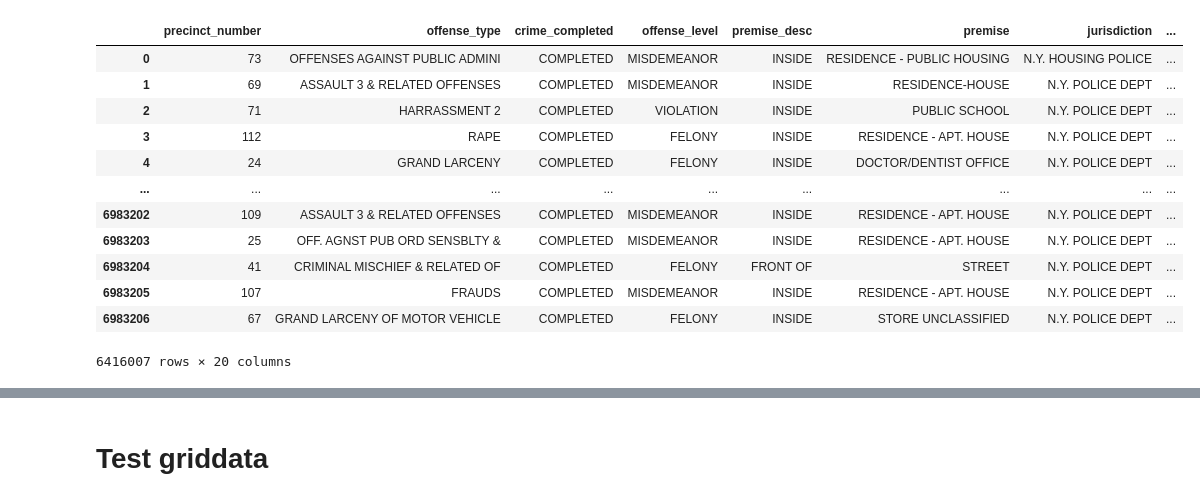
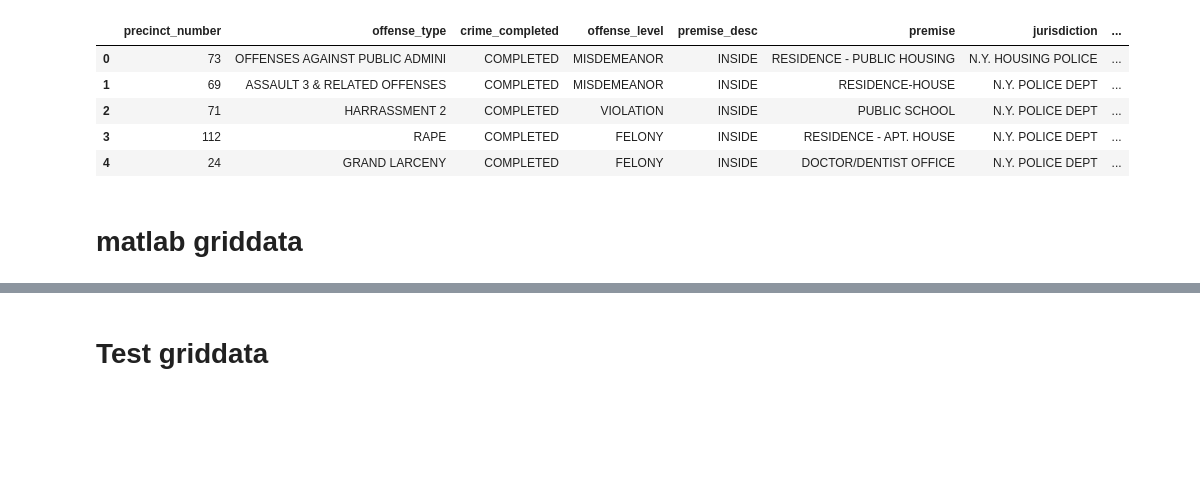
Before and after one commit to candiesforlife/minority_report, a Jupyter notebook: notebooks/cam_grid.ipynb, the cells around one changed output, grey strips where cells are left out. Saved outputs shown, nothing was run; the diff lists cells and outputs as text; code cells hidden in the pictures; blank space fills up the shorter version.

```diff
--- a/notebooks/cam_grid.ipynb
+++ b/notebooks/cam_grid.ipynb
@@ -12,27 +12,22 @@ from scipy.ndimage import gaussian_filter
 #from scipy.interpolate import griddata
 # %%
 df = Scaling()
-df.load_data()
+df.load_data().head()
 # %% [output]
 |  | precinct_number | offense_type | crime_completed | offense_level | premise_desc | premise | jurisdiction | ... |
 | 0 | 73 | OFFENSES AGAINST PUBLIC ADMINI | COMPLETED | MISDEMEANOR | INSIDE | RESIDENCE - PUBLIC HOUSING | N.Y. HOUSING POLICE | ... |
 | 1 | 69 | ASSAULT 3 & RELATED OFFENSES | COMPLETED | MISDEMEANOR | INSIDE | RESIDENCE-HOUSE | N.Y. POLICE DEPT | ... |
 | 2 | 71 | HARRASSMENT 2 | COMPLETED | VIOLATION | INSIDE | PUBLIC SCHOOL | N.Y. POLICE DEPT | ... |
 | 3 | 112 | RAPE | COMPLETED | FELONY | INSIDE | RESIDENCE - APT. HOUSE | N.Y. POLICE DEPT | ... |
 | 4 | 24 | GRAND LARCENY | COMPLETED | FELONY | INSIDE | DOCTOR/DENTIST OFFICE | N.Y. POLICE DEPT | ... |
-| ... | ... | ... | ... | ... | ... | ... | ... | ... |
-| 6983202 | 109 | ASSAULT 3 & RELATED OFFENSES | COMPLETED | MISDEMEANOR | INSIDE | RESIDENCE - APT. HOUSE | N.Y. POLICE DEPT | ... |
-| 6983203 | 25 | OFF. AGNST PUB ORD SENSBLTY & | COMPLETED | MISDEMEANOR | INSIDE | RESIDENCE - APT. HOUSE | N.Y. POLICE DEPT | ... |
-| 6983204 | 41 | CRIMINAL MISCHIEF & RELATED OF | COMPLETED | FELONY | FRONT OF | STREET | N.Y. POLICE DEPT | ... |
-| 6983205 | 107 | FRAUDS | COMPLETED | MISDEMEANOR | INSIDE | RESIDENCE - APT. HOUSE | N.Y. POLICE DEPT | ... |
-| 6983206 | 67 | GRAND LARCENY OF MOTOR VEHICLE | COMPLETED | FELONY | INSIDE | STORE UNCLASSIFIED | N.Y. POLICE DEPT | ... |
-6416007 rows × 20 columns
 # %%
 #df.data['coord'] = [(lon, lat) for lon, lat in zip(df.data['longitude'], df.data['latitude'])]
 # %%
 inf = df.data['period'] > datetime(2016, 10, 1, 0, 0, 0)
 sup = df.data['period'] < datetime(2016, 11, 1, 0, 0, 0)
 sample = df.data[ inf & sup ]
+# %% [markdown]
+# matlab griddata
 # %%
 #np.sort(sample['period'].unique())
 # %%
```
Also changed, not shown: parts of 33 cells of this notebook, 2 other files.
